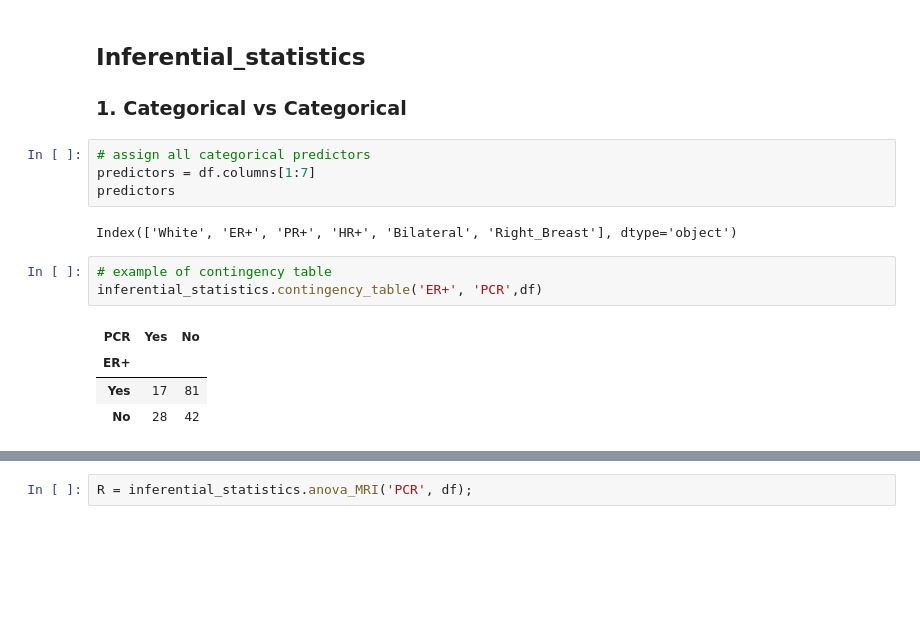
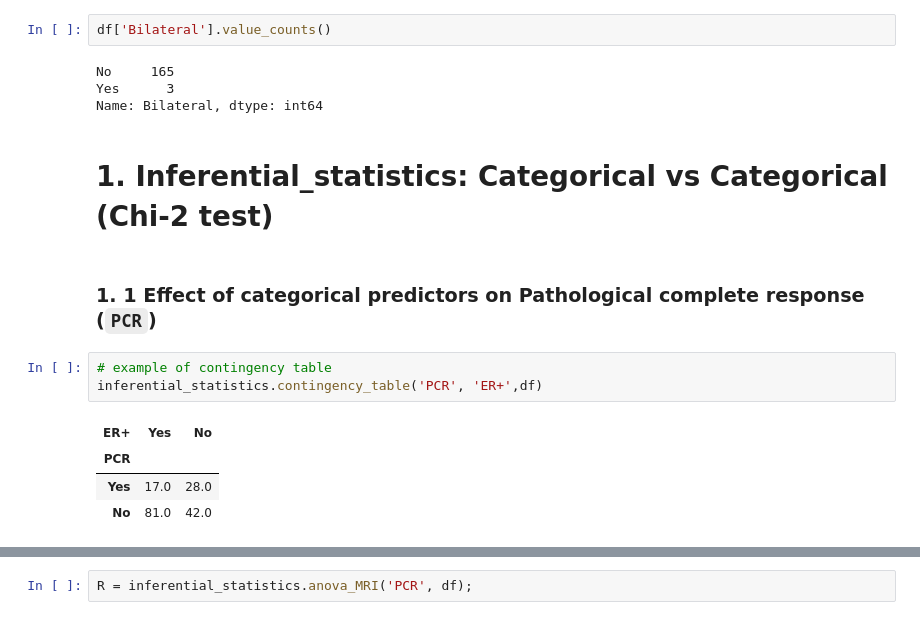
Before and after one commit to JCardenasRdz/SpringBoard, a Jupyter notebook: Projects/19-Captsone_01/2-Clinical_Inferential.ipynb, the cells around one changed output, grey strips where cells are left out. Drawn from its saved outputs; the diff is of its cells as text; blank space fills up the shorter version.

```diff
--- a/Projects/19-Captsone_01/2-Clinical_Inferential.ipynb
+++ b/Projects/19-Captsone_01/2-Clinical_Inferential.ipynb
@@ -22,17 +25,18 @@ df.head(2)
+# %%
+df['Bilateral'].value_counts()
+# %% [output]
+No     165
+Yes      3
+Name: Bilateral, dtype: int64
 # %% [markdown]
-## Inferential_statistics
-### 1. Categorical vs Categorical
+# 1. Inferential_statistics: Categorical vs Categorical (Chi-2 test)
-# %%
-# assign all categorical predictors
-predictors = df.columns[1:7]
-predictors
-# %% [output]
-Index(['White', 'ER+', 'PR+', 'HR+', 'Bilateral', 'Right_Breast'], dtype='object')
+# %% [markdown]
+### 1. 1 Effect of categorical predictors on Pathological complete response (`PCR`)
 # %%
 # example of contingency table
-inferential_statistics.contingency_table('ER+', 'PCR',df)
+inferential_statistics.contingency_table('PCR', 'ER+',df)
 # %% [output]
-| PCR | Yes | No |
-| ER+ |  |  |
-| Yes | 17 | 81 |
-| No | 28 | 42 |
+| ER+ | Yes | No |
+| PCR |  |  |
+| Yes | 17.0 | 28.0 |
+| No | 81.0 | 42.0 |
```
Also changed, not shown: parts of 32 cells of this notebook, 25 other files.
